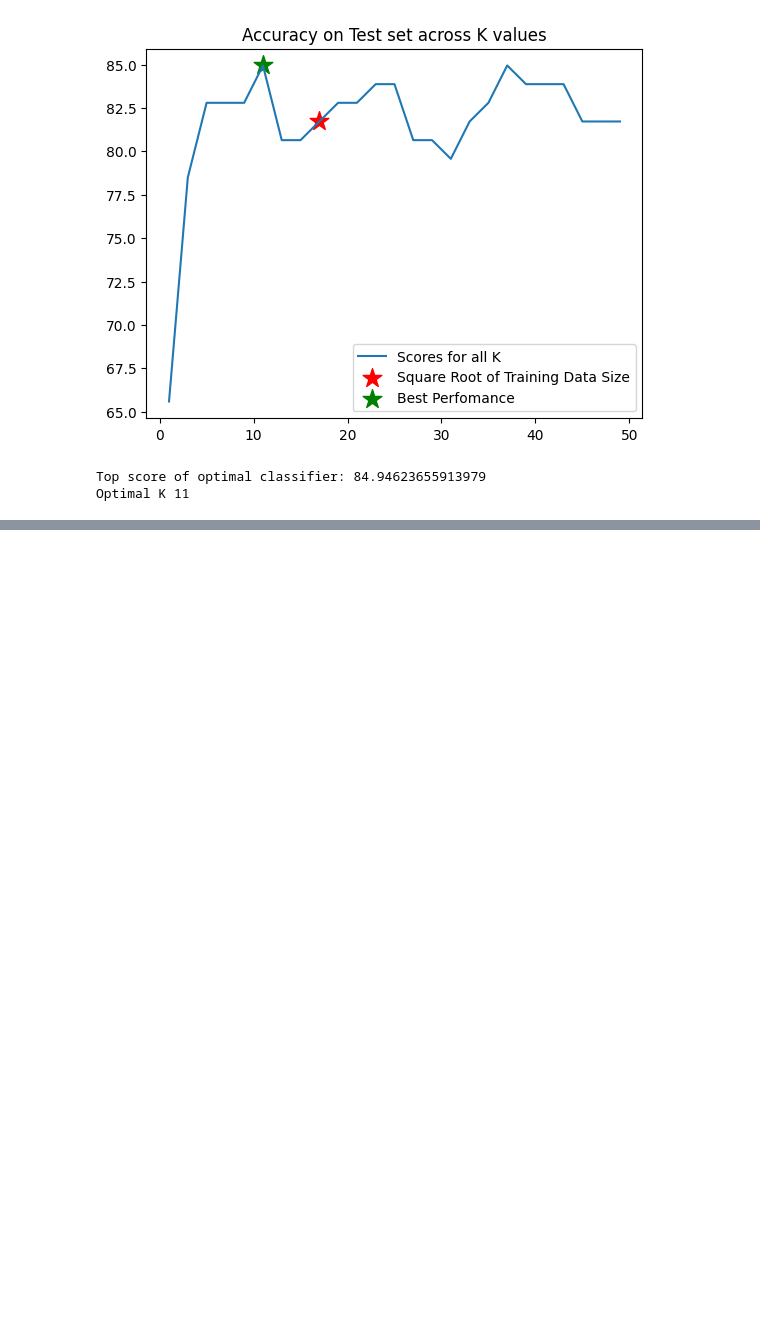
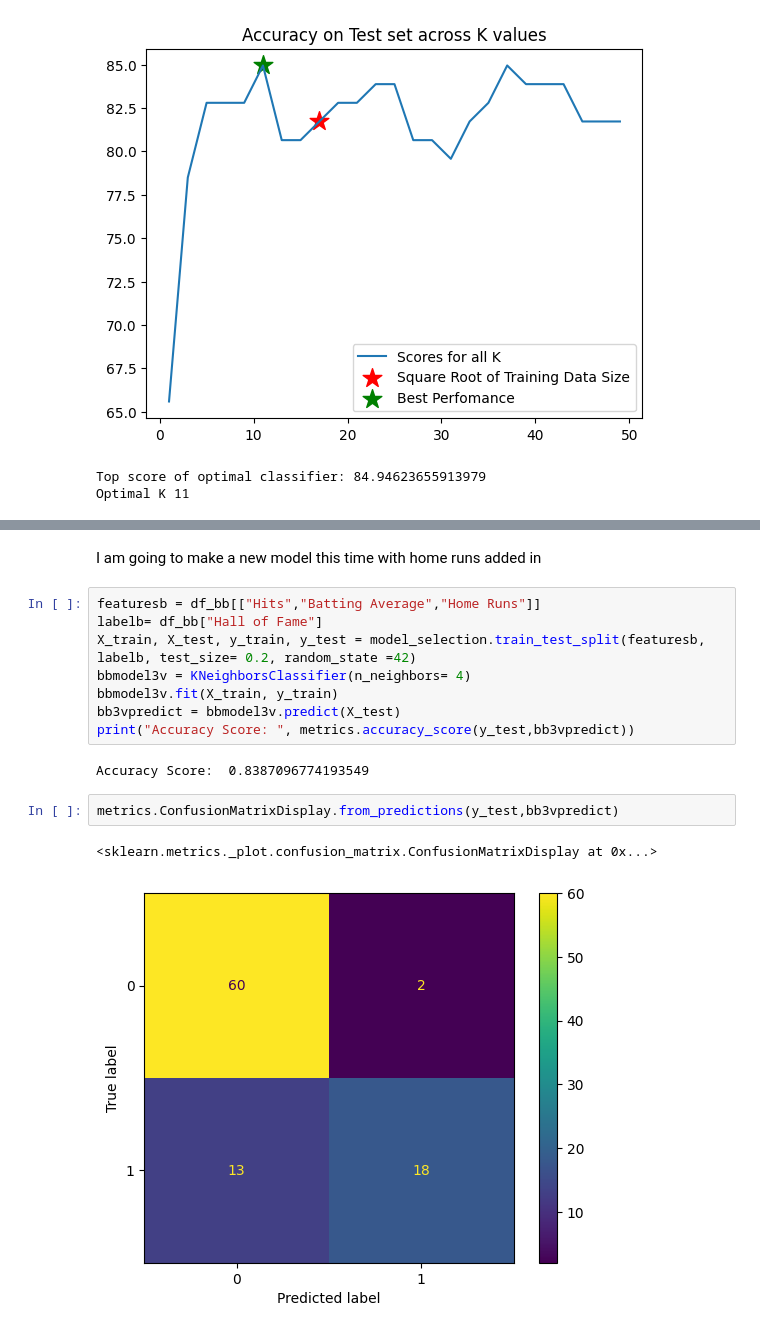
Before and after one commit to LucaMorocco/Luca-s-room, a Jupyter notebook: Coding_School_data_science_project_Baseball.ipynb, the cells around one changed output, grey strips where cells are left out. Saved outputs shown, nothing was run; the diff lists cells and outputs as text; blank space fills up the shorter version.

```diff
--- a/Coding_School_data_science_project_Baseball.ipynb
+++ b/Coding_School_data_science_project_Baseball.ipynb
@@ -643,0 +697,17 @@ Optimal K 11
+# %% [markdown]
+I am going to make a new model this time with home runs added in
+# %%
+featuresb = df_bb[["Hits","Batting Average","Home Runs"]]
+labelb= df_bb["Hall of Fame"]
+X_train, X_test, y_train, y_test = model_selection.train_test_split(featuresb, labelb, test_size= 0.2, random_state =42)
+bbmodel3v = KNeighborsClassifier(n_neighbors= 4)
+bbmodel3v.fit(X_train, y_train)
+bb3vpredict = bbmodel3v.predict(X_test)
+print("Accuracy Score: ", metrics.accuracy_score(y_test,bb3vpredict))
+# %% [output]
+Accuracy Score:  0.8387096774193549
+# %%
+metrics.ConfusionMatrixDisplay.from_predictions(y_test,bb3vpredict)
+# %% [output]
+<sklearn.metrics._plot.confusion_matrix.ConfusionMatrixDisplay at 0x...>
+[figure, added]
```
Also changed, not shown: parts of 16 cells of this notebook.
